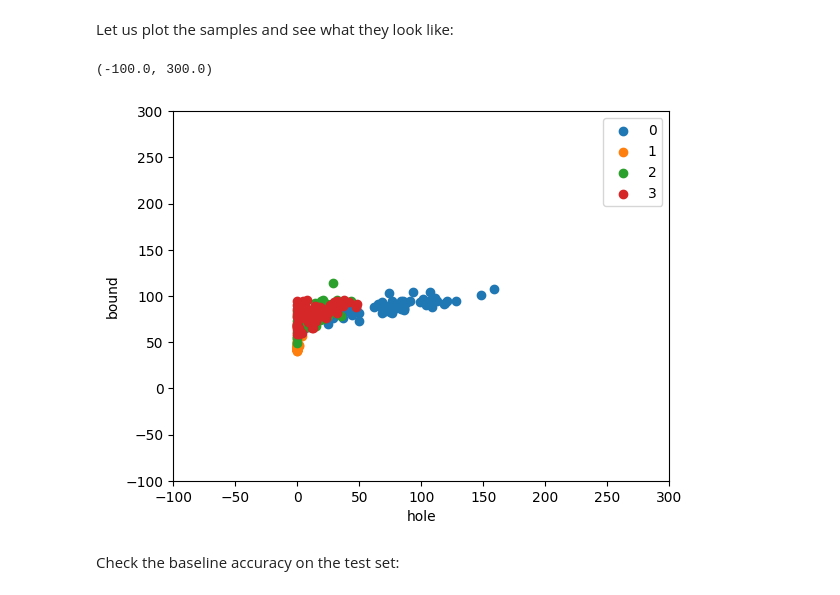
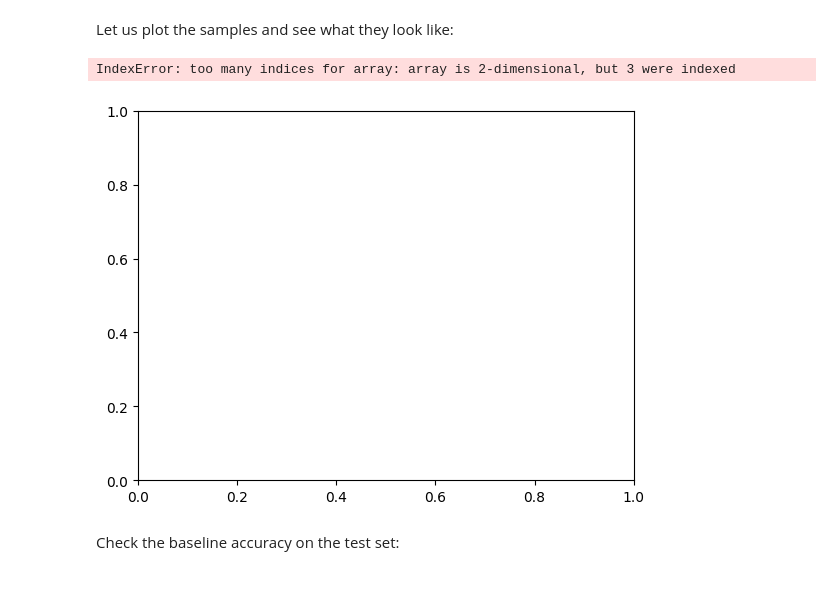
Before and after one commit to Vedasr/AIML-Course, a Jupyter notebook: AIML_Module_1_Lab_4_Transforming_data_using_linear_algebra.ipynb, the cells around one changed output. Drawn from its saved outputs; the diff is of its cells as text; code cells hidden in the pictures.

```diff
--- a/AIML_Module_1_Lab_4_Transforming_data_using_linear_algebra.ipynb
+++ b/AIML_Module_1_Lab_4_Transforming_data_using_linear_algebra.ipynb
@@ -246,6 +251,24 @@ def getBoundaryPixels(img):
 # %% [markdown]
 Get the MNIST dataset:
 # %%
+import cv2
+import numpy as np
+def getHolePixels(image):
+  """Returns a binary image of the holes in the given image."""
+  # Convert the image to grayscale.
+  image = cv2.cvtColor(image, cv2.COLOR_BGR2GRAY)
+
+  # Binarize the image.
+  image = cv2.threshold(image, 128, 255, cv2.THRESH_BINARY)[1]
+
+  # Find the contours of the holes.
+  contours, hierarchy = cv2.findContours(image, cv2.RETR_EXTERNAL, cv2.CHAIN_APPROX_SIMPLE)
+
+  # Create a binary image of the holes.
+  hole_image = np.zeros_like(image)
+  cv2.drawContours(hole_image, contours, -1, 255, -1)
+
+  return hole_image
 #loading the dataset
 (train_X, train_y), (test_X, test_y) = mnist.load_data()
 train_X = train_X/255
@@ -284,14 +309,21 @@ Downloading data from https://storage.googleapis.com/tensorflow/tf-keras-dataset
 Let us plot the samples and see what they look like:
 # %%
 # fix limits of x and y axis so that we can see what is going on
-xlim=[-100,300]
-ylim=[-100,300]
+xlim=[-200,400]
+ylim=[-200,400]
+global train_feats
+train_feats = np.array([[0, 0], [1, 1]])
+train_y = train_y.reshape(-1, 1)
 fig, ax = plotData(train_feats, train_y)
 ax.set_xlim(xlim)
 ax.set_ylim(ylim)
+X = X.reshape(-1, 2)
+indices = np.where(y == ii)
+X_subset = X[indices]
+plt.scatter(X_subset[:, 0], X_subset[:, 1])
 # %% [output]
-(-100.0, 300.0)
+IndexError: too many indices for array: array is 2-dimensional, but 3 were indexed
-[figure, old version]
+[figure, new version]
 # %% [markdown]
 Check the baseline accuracy on the test set:
 # %%
```
Also changed, not shown: parts of 14 cells of this notebook.
